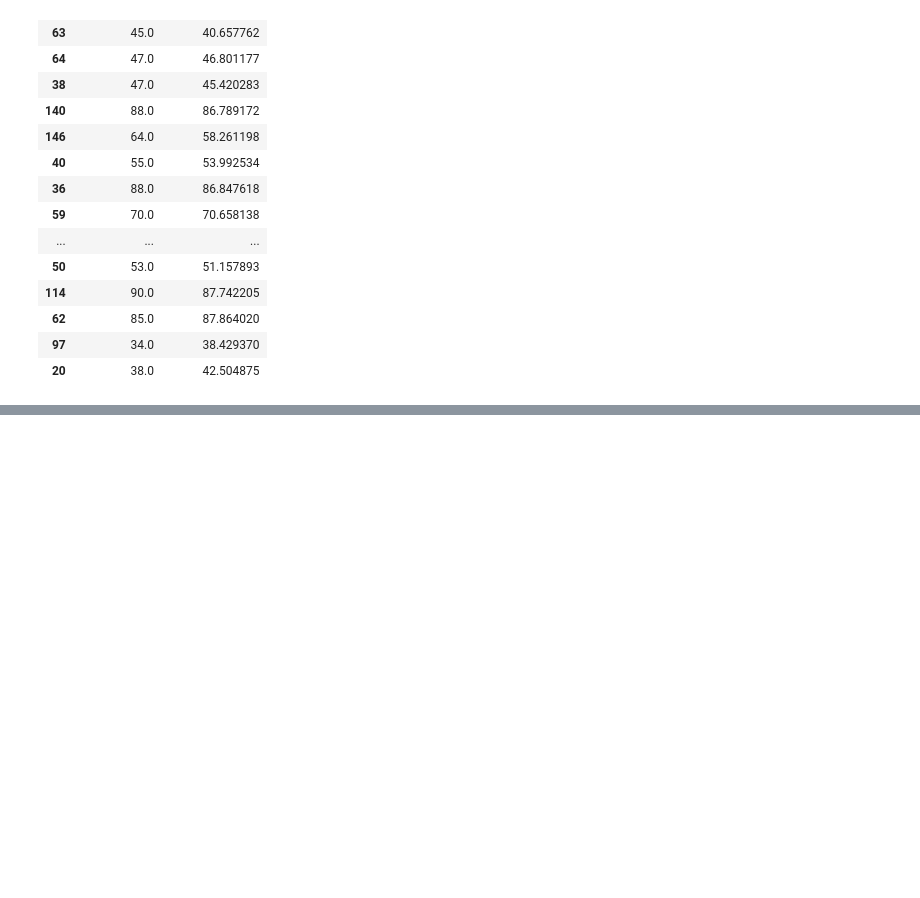
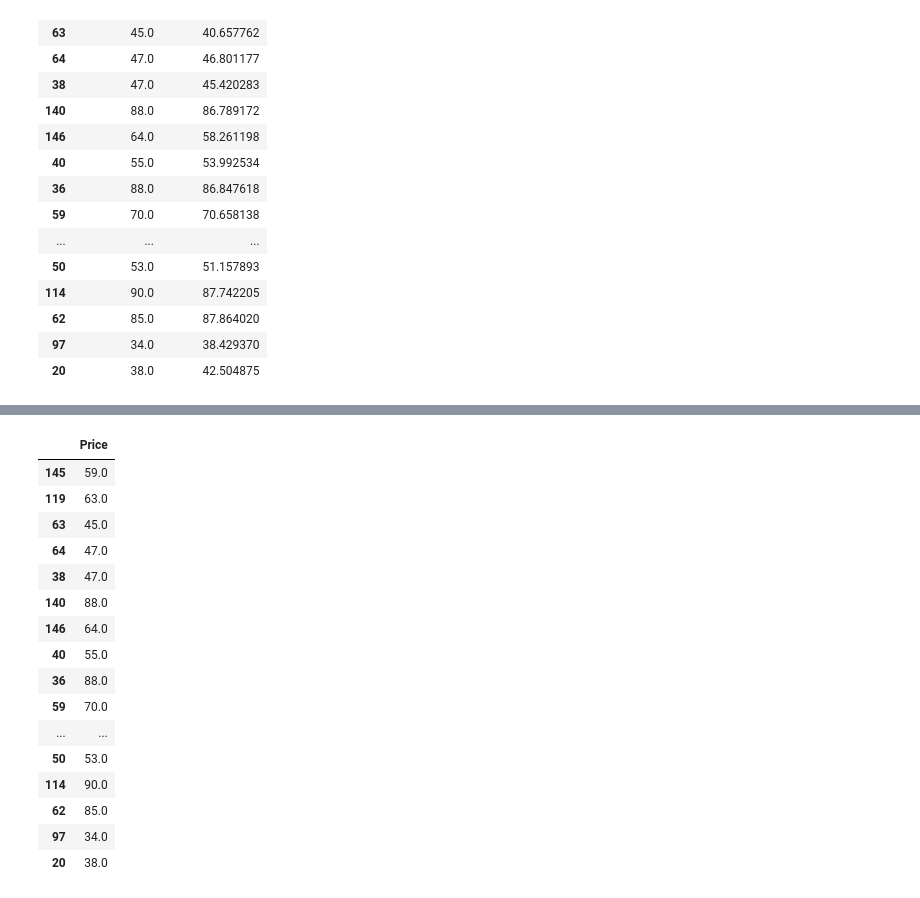
Before and after one commit to LLWICK/Chicago_House_Price_Prediction, a Jupyter notebook: ChicagoHousing.ipynb, the cells around one changed output, grey strips where cells are left out. Saved outputs shown, nothing was run; the diff lists cells and outputs as text; code cells hidden in the pictures; blank space fills up the shorter version.

```diff
--- a/ChicagoHousing.ipynb
+++ b/ChicagoHousing.ipynb
@@ -220,0 +259,20 @@ results_df
+# %%
+y_test
+# %% [output]
+|  | Price |
+| 145 | 59.0 |
+| 119 | 63.0 |
+| 63 | 45.0 |
+| 64 | 47.0 |
+| 38 | 47.0 |
+| 140 | 88.0 |
+| 146 | 64.0 |
+| 40 | 55.0 |
+| 36 | 88.0 |
+| 59 | 70.0 |
+| ... | ... |
+| 50 | 53.0 |
+| 114 | 90.0 |
+| 62 | 85.0 |
+| 97 | 34.0 |
+| 20 | 38.0 |
```
Also changed, not shown: parts of 4 cells of this notebook, 1 other file.
